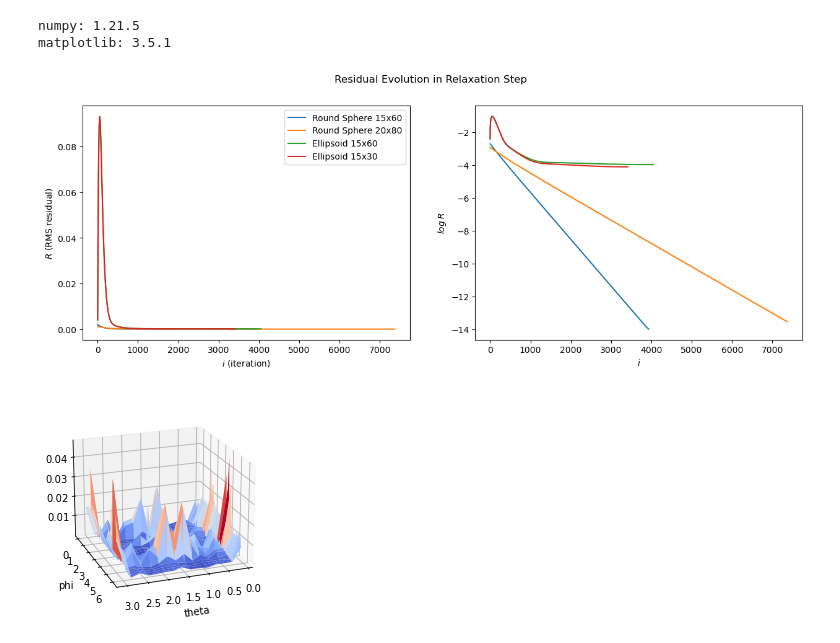
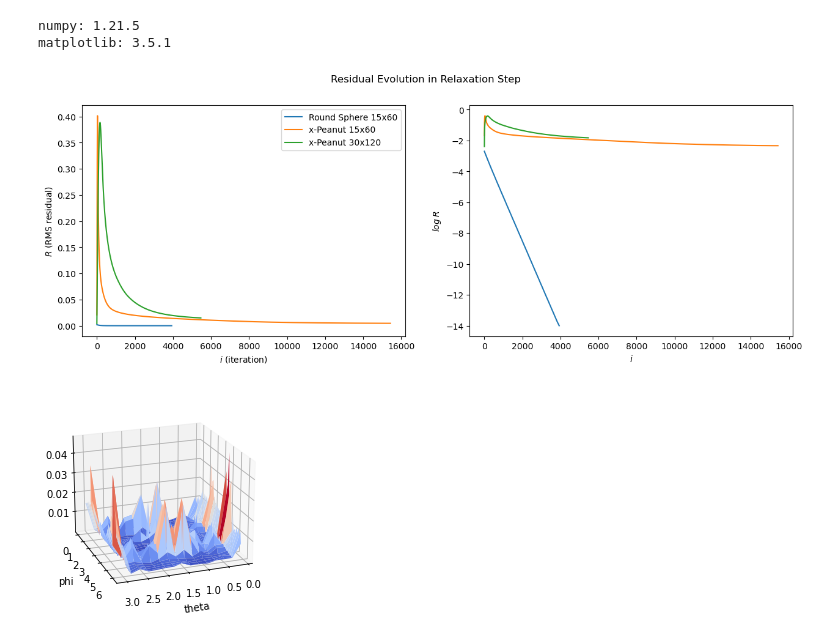
Before and after one commit to iago-mendes/eucled, a Jupyter notebook: src/exercises/08-embedding/assets/plots.ipynb, the cells around one changed output. Cells and saved outputs as stored; diff of their text form; code cells hidden in the pictures.

```diff
--- a/src/exercises/08-embedding/assets/plots.ipynb
+++ b/src/exercises/08-embedding/assets/plots.ipynb
@@ -20,15 +20,18 @@ fig, (ax1, ax2) = plt.subplots(1,2)
 
 entries = [
 	[np.genfromtxt('residuals_round_15x60.csv', delimiter=','), 'Round Sphere 15x60'],
-	[np.genfromtxt('residuals_round_20x80.csv', delimiter=','), 'Round Sphere 20x80'],
+	# [np.genfromtxt('residuals_round_20x80.csv', delimiter=','), 'Round Sphere 20x80'],
 	# [np.genfromtxt('residuals_horizon_15x60.csv', delimiter=','), 'Horizon 15x60'],
 	# [np.genfromtxt('residuals_peanut_15x60.csv', delimiter=','), 'z-Peanut 15x60'],
-	[np.genfromtxt('residuals_ellipsoid_15x60.csv', delimiter=','), 'Ellipsoid 15x60'],
-	[np.genfromtxt('residuals_ellipsoid_15x30.csv', delimiter=','), 'Ellipsoid 15x30'],
+	# [np.genfromtxt('residuals_ellipsoid_15x60.csv', delimiter=','), 'Ellipsoid 15x60'],
+	# [np.genfromtxt('residuals_ellipsoid_15x30.csv', delimiter=','), 'Ellipsoid 15x30'],
 	# [np.genfromtxt('residuals_ellipsoid_20x80.csv', delimiter=','), 'Ellipsoid 20x80'],
-	# [np.genfromtxt('residuals_numerical_15x60.csv', delimiter=','), 'x-Peanut 15x60'],
+	[np.genfromtxt('residuals_numerical_15x60.csv', delimiter=','), 'x-Peanut 15x60'],
+	[np.genfromtxt('residuals_numerical_30x120.csv', delimiter=','), 'x-Peanut 30x120'],
 	# [np.genfromtxt('residuals_nonaxi_peanut1_15x60.csv', delimiter=','), 'Non-axi. z-Peanut 15x60'],
-	# [np.genfromtxt('residuals_nonaxi_peanut_15x60.csv', delimiter=','), 'Non-axi. z-Peanut 15x60'],
+	# [np.genfromtxt('residuals_nonaxi_peanut_10x40.csv', delimiter=','), 'Non-axi. z-Peanut 10x40'],
+	# [np.genfromtxt('residuals_nonaxi_peanut_30x120.csv', delimiter=','), 'Non-axi. z-Peanut 30x120'],
+	# [np.genfromtxt('residuals_nonaxi_peanut_30x60.csv', delimiter=','), 'Non-axi. z-Peanut 30x60'],
 	# [np.genfromtxt('residuals_nonaxi_peanut_0e+00_15x60.csv', delimiter=','), r'Non-axisymmetric z-Peanut $(\epsilon = 0e+00)$'],
 	# [np.genfromtxt('residuals_nonaxi_peanut_1e-13_15x60.csv', delimiter=','), r'Non-axisymmetric z-Peanut $(\epsilon = 1e-13)$'],
 	# [np.genfromtxt('residuals_nonaxi_peanut_1e-10_15x60.csv', delimiter=','), r'Non-axisymmetric z-Peanut $(\epsilon = 1e-10)$'],
@@ -42,34 +45,34 @@ for entry in entries:
 	i_values = entry[0][:,0]
 	residuals = entry[0][:,1]
 
 	label = entry[1]
 
 	# log_i_values = []
 	# for i in i_values:
 	# 	log_i_values.append(np.log(i) / np.log(10))
 
 	log_residuals = []
 	for residual in residuals:
 		log_residuals.append(np.log(residual) / np.log(10))
 
 	ax1.plot(i_values, residuals, label = label)
 	ax1.set(xlabel='$i$ (iteration)', ylabel='$R$ (RMS residual)')
 
 
 	ax2.plot(i_values, log_residuals, label = label)
 	ax2.set(xlabel='$i$', ylabel='$log \; R$')
 	# ax2.plot(log_i_values, log_residuals)
 	# ax2.set(xlabel='$\log \; i$', ylabel='$\log \; R$')
 
 fig.suptitle('Residual Evolution in Relaxation Step')
 fig.set_size_inches(15, 5, forward=True)
 fig.set_dpi(100)
 
 ax1.legend()
 # ax2.legend()
 plt.show()
 # %% [output]
-[figure, old version]
+[figure, new version]
 # %%
 # RESIDUAL DISTRIBUTION ANIMATION
 
```
Also changed, not shown: parts of 2 cells of this notebook, 2 other files.
